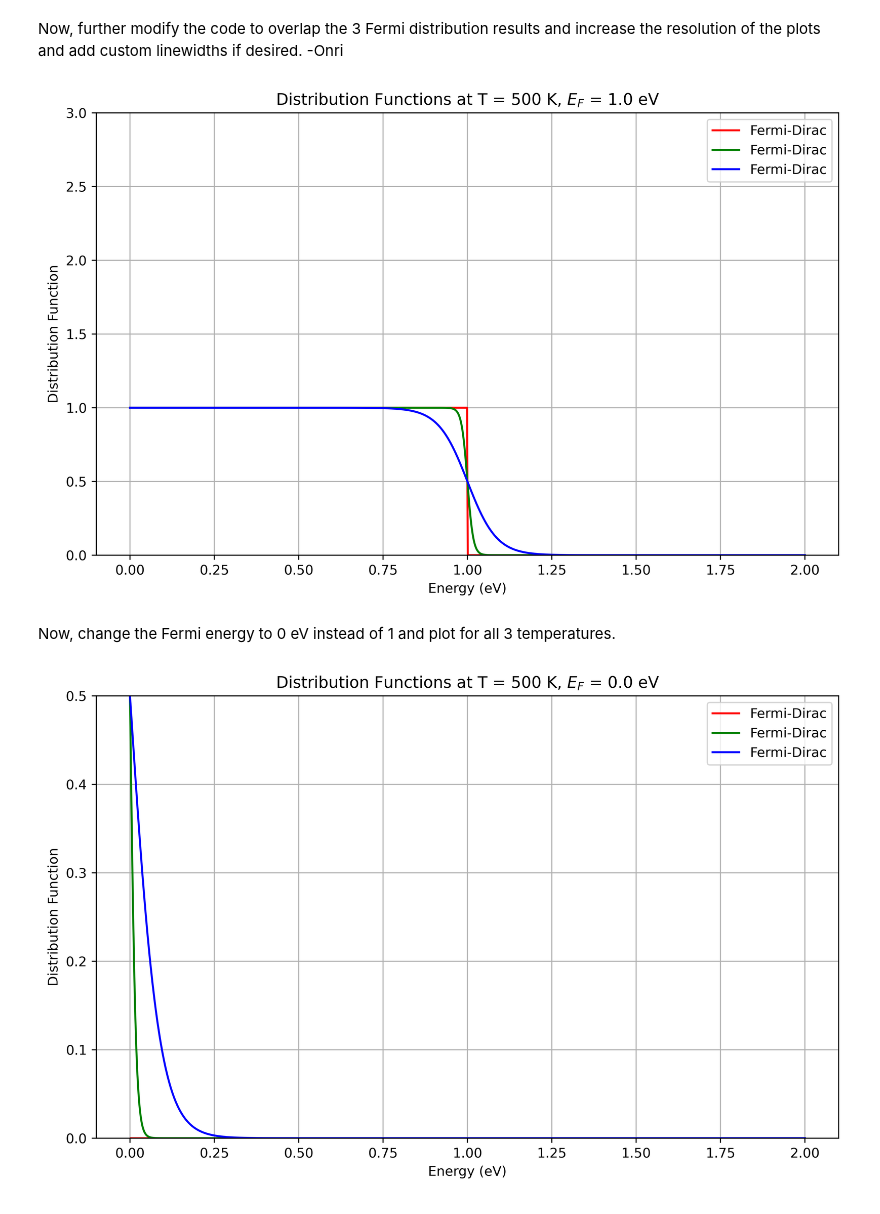
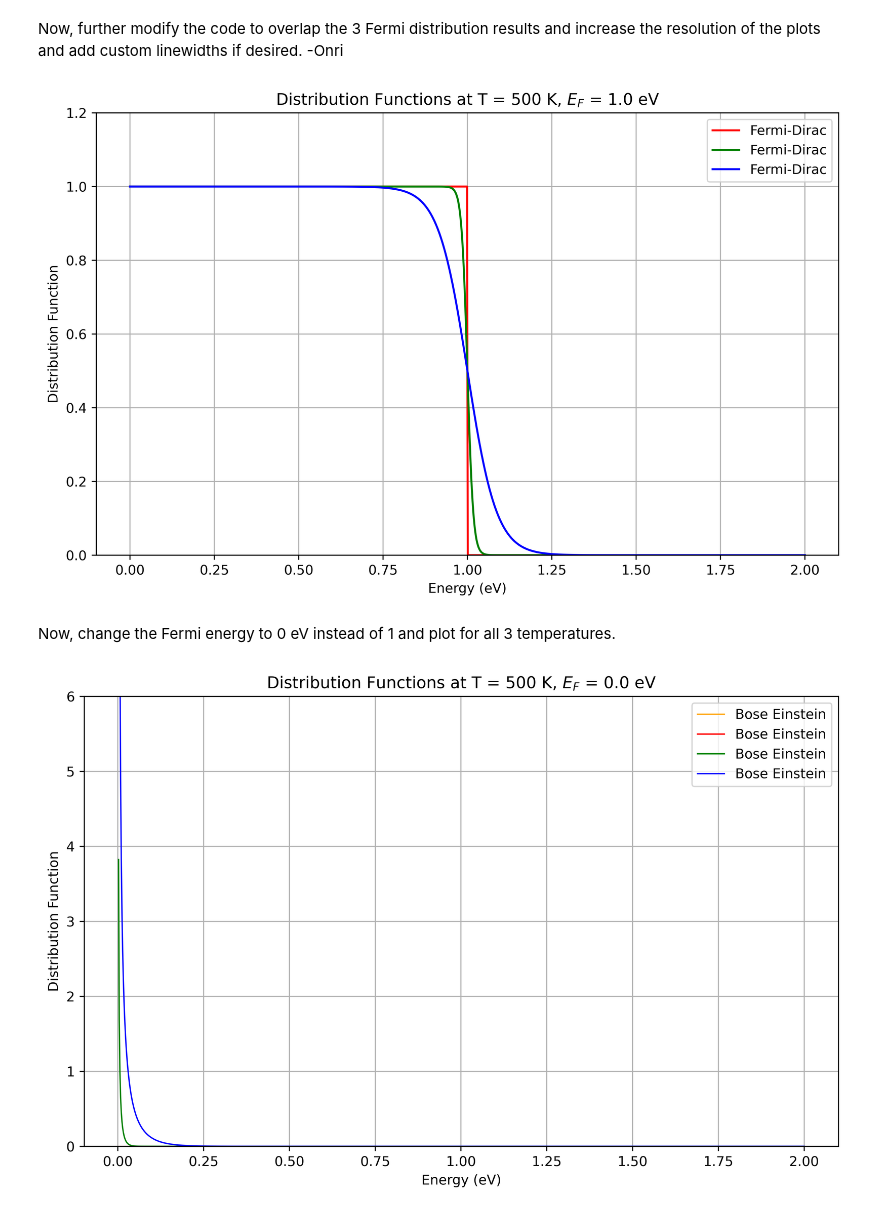
Before and after one commit to OJB-Quantum/Maxwell-Boltzmann-Distribution, a Jupyter notebook: particle_statitics.ipynb, the cells around one changed output. Cells and saved outputs as stored; diff of their text form; code cells hidden in the pictures.

```diff
--- a/particle_statitics.ipynb
+++ b/particle_statitics.ipynb
@@ -202,21 +202,22 @@ plt.ylabel('Distribution Function')
 plt.title(f'Distribution Functions at T = {T} K, $E_F$ = {E_F} eV')
 plt.legend()
 
-# Set y-axis limits from 0 to 3
-plt.ylim(0, 3)
+# Set y-axis limits from 0 to 3. It goes from 0 to 3 by default. You can change this from 0 to 1.2 instead for better quality plotting.
+plt.ylim(0, 1.2)
 # Show plot
 plt.grid(True)
 plt.show()
 # %% [output]
-[figure, old version]
+[figure, new version]
 # %% [markdown]
 Now, change the Fermi energy to 0 eV instead of 1 and plot for all 3 temperatures.
 # %%
 # Constants
 k_B = 8.617333262145e-5  # Boltzmann constant in eV/K
 T1 = 0
-T2 = 100
-T3 = 500  # Temperature in Kelvin. Try out 0K, 100K, and 500K.
+T2 = 0.001
+T3 = 100
+T4 = 500  # Temperature in Kelvin. Try out 0K, 100K, and 500K.
 E_F = 0.0  # Fermi level (in eV)
 
 # Energy mesh
@@ -239,31 +240,37 @@ def bose_einstein(energy, T):
     return be_distribution
 
 # Calculate distributions
-fd_distribution1 = fermi_dirac(energy, T1, E_F)
-fd_distribution2 = fermi_dirac(energy, T2, E_F)
-fd_distribution3 = fermi_dirac(energy, T3, E_F)
+# fd_distribution1 = fermi_dirac(energy, T1, E_F)
+# fd_distribution2 = fermi_dirac(energy, T2, E_F)
+# fd_distribution3 = fermi_dirac(energy, T3, E_F)
+# fd_distribution4 = fermi_dirac(energy, T4, E_F)
 # mb_distribution = maxwell_boltzmann(energy, T)
-# be_distribution = bose_einstein(energy, T)
+be_distribution1 = bose_einstein(energy, T1)
+be_distribution2 = bose_einstein(energy, T2)
+be_distribution3 = bose_einstein(energy, T3)
+be_distribution4 = bose_einstein(energy, T4)
 # %%
 # Plot distributions all 3 together.
 
 plt.figure(figsize=(10, 6))
-plt.plot(energy, fd_distribution1, label='Fermi-Dirac', color='red')
-plt.plot(energy, fd_distribution2, label='Fermi-Dirac', color='green')
-plt.plot(energy, fd_distribution3, label='Fermi-Dirac', color='blue')
+plt.plot(energy, be_distribution1, label='Bose Einstein', color='orange', lw=1)
+plt.plot(energy, be_distribution2, label='Bose Einstein', color='red', lw=1)
+plt.plot(energy, be_distribution3, label='Bose Einstein', color='green', lw=1)
+plt.plot(energy, be_distribution4, label='Bose Einstein', color='blue', lw=1)
+
 
 
 # Labels and Title
 plt.xlabel('Energy (eV)')
 plt.ylabel('Distribution Function')
 plt.title(f'Distribution Functions at T = {T} K, $E_F$ = {E_F} eV')
 plt.legend()
 
-# Set y-axis limits from 0 to 0.5.
+# Set y-axis limits from 0 to 6.
 # Determine by playing with and monitoring the starting point of the plot. You may have to change to a log plot instead or simply include it at the end for comparison.
-plt.ylim(0, 0.5)
+plt.ylim(0, 6)
 # Show plot
 plt.grid(True)
 plt.show()
 # %% [output]
-[figure, old version]
+[figure, new version]
```
